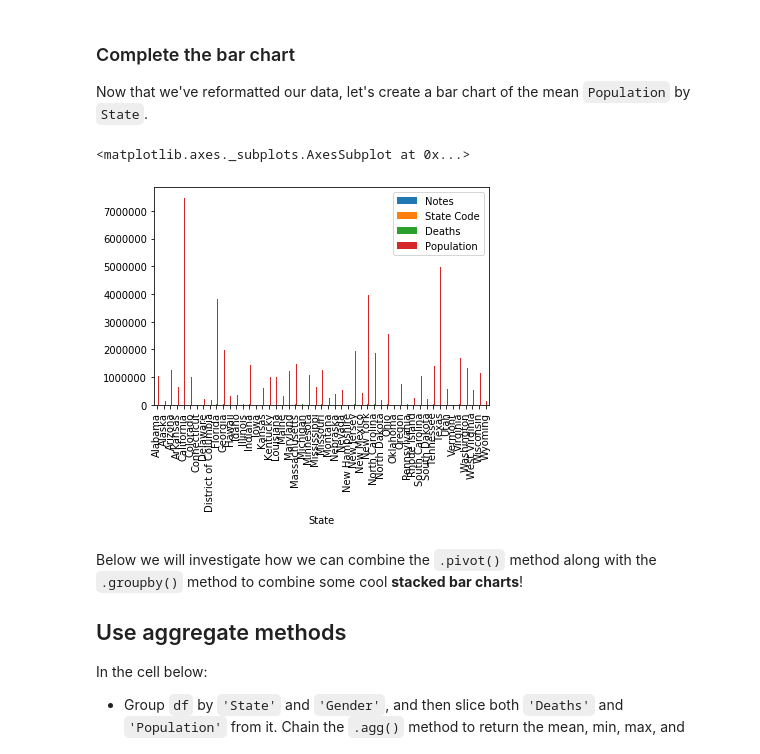
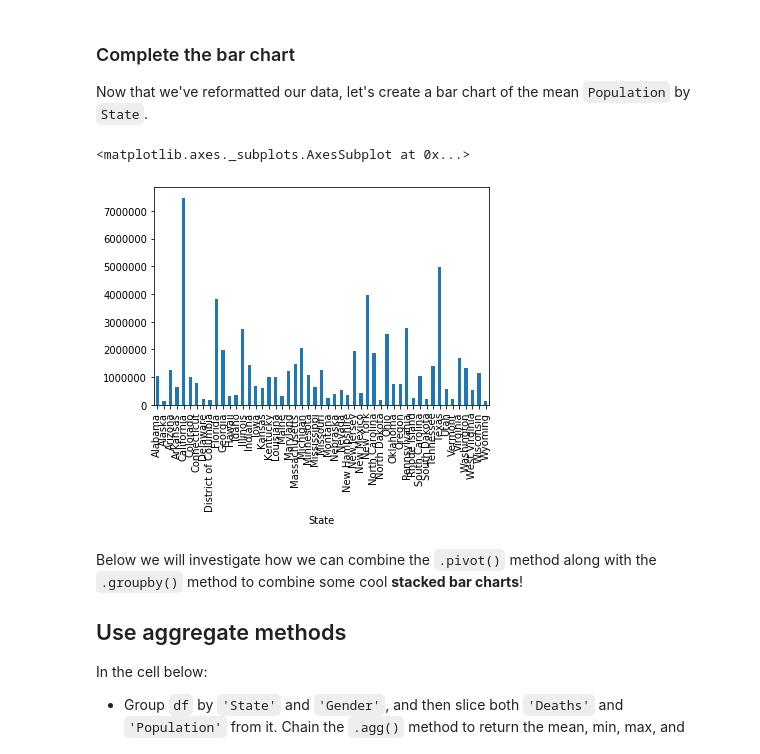
Before and after one commit to CaryMosley/dsc-pivot-tables-pandas-lab-nyc-ds-021720, a Jupyter notebook: index.ipynb, the cells around one changed output. Cells and saved outputs as stored; diff of their text form; code cells hidden in the pictures.

```diff
--- a/index.ipynb
+++ b/index.ipynb
@@ -190,10 +190,10 @@ dtype('int64')
 Now that we've reformatted our data, let's create a bar chart of the mean `Population` by `State`.
 # %%
 # Your code here
-df.groupby(['State'])['Population'.mean().plot.bar()
+df.groupby(['State'])['Population'].mean().plot.bar()
 # %% [output]
 <matplotlib.axes._subplots.AxesSubplot at 0x...>
-[figure, old version]
+[figure, new version]
 # %% [markdown]
 Below we will investigate how we can combine the `.pivot()` method along with the `.groupby()` method to combine some cool **stacked bar charts**!
 
```
